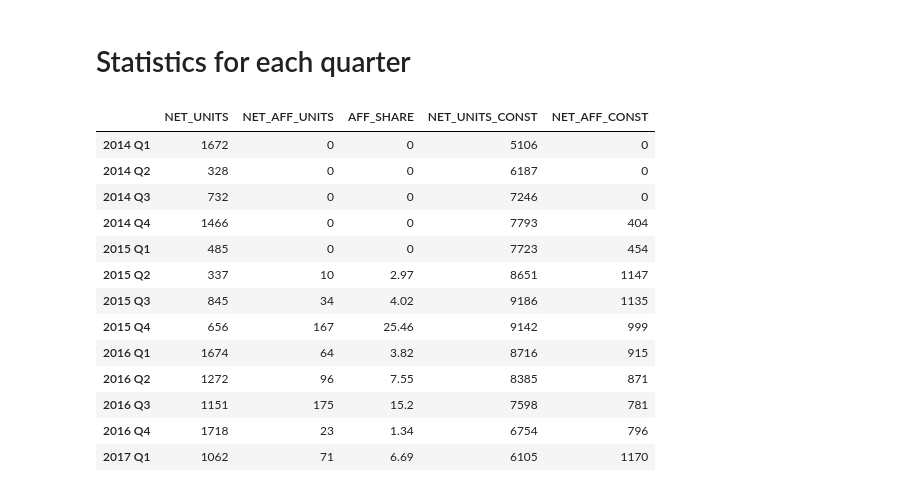
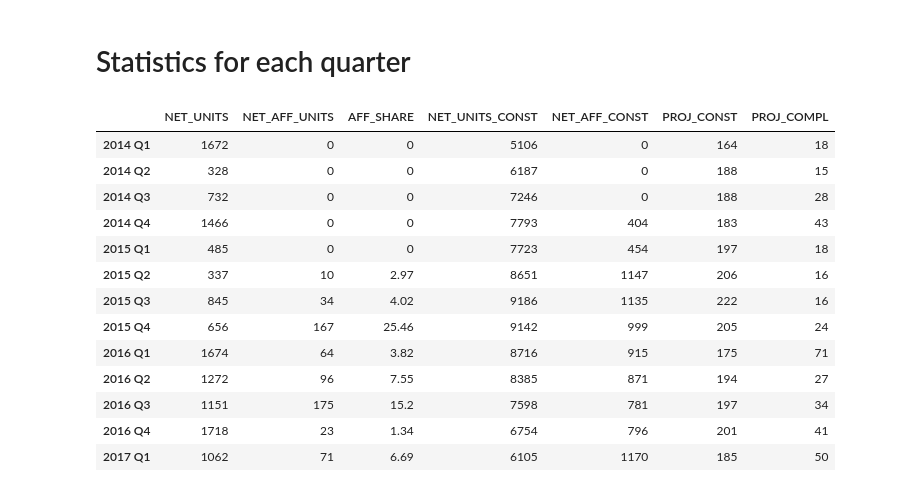
Before and after one commit to openland/statecraft-projects, a Jupyter notebook: PipelineAnalytics.ipynb, the cells around one changed output. Cells and saved outputs as stored; diff of their text form; code cells hidden in the pictures.

```diff
--- a/PipelineAnalytics.ipynb
+++ b/PipelineAnalytics.ipynb
@@ -23,17 +23,38 @@ labels = [
     '2016 Q4',
     '2017 Q1'
 ]
+labels_years = ['2014', '2015', '2016', '2017']
 completed = []
 pipeline = []
 for i in labels:
     completed.append(pd.read_csv('data/PipelineCompleted_' + i.replace(' ', '_') + '.csv', sep=',', infer_datetime_format=True))
     pipeline.append(pd.read_csv('data/PipelineCleaned_' + i.replace(' ', '_') + '.csv', sep=',', infer_datetime_format=True))
+
+completed_year = []
+for i in range(len(labels_years)):
+    X = pd.DataFrame()
+    for j in range(i * 4, min(i*4 +4, len(labels))):
+        X = X.append(completed[j])
+    completed_year.append(X)
+pipeline_year = []
+for i in range(len(labels_years)):
+    X = pd.DataFrame()
+    for j in range(i * 4, min(i*4 +4, len(labels))):
+        Y = pipeline[j]
+        Y = Y[~Y.index.isin(X.index)]
+        # Y = Y[~Y.index.isin(completed_year[i])]
+        X = X.append(Y)
+    pipeline_year.append(X)
 # %% [markdown]
 # Completed Projects with Net Units > 10
 # %%
 for i in range(len(completed)):
     print(labels[i])
     display(completed[i][completed[i]['NET_UNITS'] > 10].sort_values('NET_UNITS', ascending=False))
+
+for i in range(len(completed_year)):
+    print(labels_years[i])
+    display(completed_year[i][completed_year[i]['NET_UNITS'] > 10].sort_values('NET_UNITS', ascending=False))
 # %% [output]
 2014 Q1
 |  | PERMIT_ID | UNITS | NET_UNITS | AFF_UNITS | NET_AFF_UNITS | NAMEADDR | APN |
@@ -95,54 +116,54 @@ for i in range(len(completed)):
 # Statistics for each quarter
 # %%
 labels_years = ['2014', '2015', '2016', '2017']
-stats = pd.DataFrame(index=labels, columns=['NET_UNITS', 'NET_AFF_UNITS', 'AFF_SHARE', 'NET_UNITS_CONST', 'NET_AFF_CONST'])
-stats_year = pd.DataFrame(index=labels_years, columns=['NET_UNITS', 'NET_AFF_UNITS', 'AFF_SHARE', 'NET_UNITS_CONST', 'NET_AFF_CONST'])
+stats = pd.DataFrame(index=labels, columns=['NET_UNITS', 'NET_AFF_UNITS', 'AFF_SHARE', 'NET_UNITS_CONST', 'NET_AFF_CONST', 'PROJ_CONST', 'PROJ_COMPL'])
+stats_year = pd.DataFrame(index=labels_years, columns=['NET_UNITS', 'NET_AFF_UNITS', 'AFF_SHARE', 'NET_UNITS_CONST', 'NET_AFF_CONST', 'PROJ_CONST', 'PROJ_COMPL'])
 for i in range(len(completed)):
     net = completed[i]['NET_UNITS'].values.sum()
     net_aff = completed[i]['NET_AFF_UNITS'].values.sum()
     aff_share = round((net_aff / net) * 100, 2)
 
     pnet = pipeline[i]['NET_UNITS'].values.sum()
     pnet_aff = pipeline[i]['NET_AFF_UNITS'].values.sum()
 
     stats.set_value(labels[i], 'NET_UNITS', net)
     stats.set_value(labels[i], 'NET_AFF_UNITS', net_aff)
     stats.set_value(labels[i], 'AFF_SHARE', aff_share)
     stats.set_value(labels[i], 'NET_UNITS_CONST', pnet)
     stats.set_value(labels[i], 'NET_AFF_CONST', pnet_aff)
+    stats.set_value(labels[i], 'PROJ_CONST', len(pipeline[i]))
+    stats.set_value(labels[i], 'PROJ_COMPL', len(completed[i]))
 
 for i in range(len(labels_years)):
-    net = 0
-    net_aff = 0
-    pnet = 0
-    pnet_aff = 0
-    for j in range(i * 4, min(i*4 +4, len(labels))):
-        net += completed[j]['NET_UNITS'].values.sum()
-        net_aff += completed[j]['NET_AFF_UNITS'].values.sum()
-        pnet += pipeline[j]['NET_UNITS'].values.sum()
-        pnet_aff += pipeline[j]['NET_AFF_UNITS'].values.sum()
+    net = completed_year[i]['NET_UNITS'].values.sum()
+    net_aff = completed_year[i]['NET_AFF_UNITS'].values.sum()
     aff_share = round((net_aff / net) * 100, 2)
+
+    pnet = pipeline_year[i]['NET_UNITS'].values.sum()
+    pnet_aff = pipeline_year[i]['NET_AFF_UNITS'].values.sum()
 
     stats_year.set_value(labels_years[i], 'NET_UNITS', net)
     stats_year.set_value(labels_years[i], 'NET_AFF_UNITS', net_aff)
     stats_year.set_value(labels_years[i], 'AFF_SHARE', aff_share)
     stats_year.set_value(labels_years[i], 'NET_UNITS_CONST', pnet)
     stats_year.set_value(labels_years[i], 'NET_AFF_CONST', pnet_aff)
+    stats_year.set_value(labels_years[i], 'PROJ_CONST', len(pipeline_year[i]))
+    stats_year.set_value(labels_years[i], 'PROJ_COMPL', len(completed_year[i]))
 
 display(stats)
 display(stats_year)
 # %% [output]
-|  | NET_UNITS | NET_AFF_UNITS | AFF_SHARE | NET_UNITS_CONST | NET_AFF_CONST |
-| 2014 Q1 | 1672 | 0 | 0 | 5106 | 0 |
-| 2014 Q2 | 328 | 0 | 0 | 6187 | 0 |
-| 2014 Q3 | 732 | 0 | 0 | 7246 | 0 |
-| 2014 Q4 | 1466 | 0 | 0 | 7793 | 404 |
-| 2015 Q1 | 485 | 0 | 0 | 7723 | 454 |
-| 2015 Q2 | 337 | 10 | 2.97 | 8651 | 1147 |
-| 2015 Q3 | 845 | 34 | 4.02 | 9186 | 1135 |
-| 2015 Q4 | 656 | 167 | 25.46 | 9142 | 999 |
-| 2016 Q1 | 1674 | 64 | 3.82 | 8716 | 915 |
-| 2016 Q2 | 1272 | 96 | 7.55 | 8385 | 871 |
-| 2016 Q3 | 1151 | 175 | 15.2 | 7598 | 781 |
-| 2016 Q4 | 1718 | 23 | 1.34 | 6754 | 796 |
-| 2017 Q1 | 1062 | 71 | 6.69 | 6105 | 1170 |
+|  | NET_UNITS | NET_AFF_UNITS | AFF_SHARE | NET_UNITS_CONST | NET_AFF_CONST | PROJ_CONST | PROJ_COMPL |
+| 2014 Q1 | 1672 | 0 | 0 | 5106 | 0 | 164 | 18 |
+| 2014 Q2 | 328 | 0 | 0 | 6187 | 0 | 188 | 15 |
+| 2014 Q3 | 732 | 0 | 0 | 7246 | 0 | 188 | 28 |
+| 2014 Q4 | 1466 | 0 | 0 | 7793 | 404 | 183 | 43 |
+| 2015 Q1 | 485 | 0 | 0 | 7723 | 454 | 197 | 18 |
+| 2015 Q2 | 337 | 10 | 2.97 | 8651 | 1147 | 206 | 16 |
+| 2015 Q3 | 845 | 34 | 4.02 | 9186 | 1135 | 222 | 16 |
+| 2015 Q4 | 656 | 167 | 25.46 | 9142 | 999 | 205 | 24 |
+| 2016 Q1 | 1674 | 64 | 3.82 | 8716 | 915 | 175 | 71 |
+| 2016 Q2 | 1272 | 96 | 7.55 | 8385 | 871 | 194 | 27 |
+| 2016 Q3 | 1151 | 175 | 15.2 | 7598 | 781 | 197 | 34 |
+| 2016 Q4 | 1718 | 23 | 1.34 | 6754 | 796 | 201 | 41 |
+| 2017 Q1 | 1062 | 71 | 6.69 | 6105 | 1170 | 185 | 50 |
```
Also changed, not shown: parts of 2 cells of this notebook.
